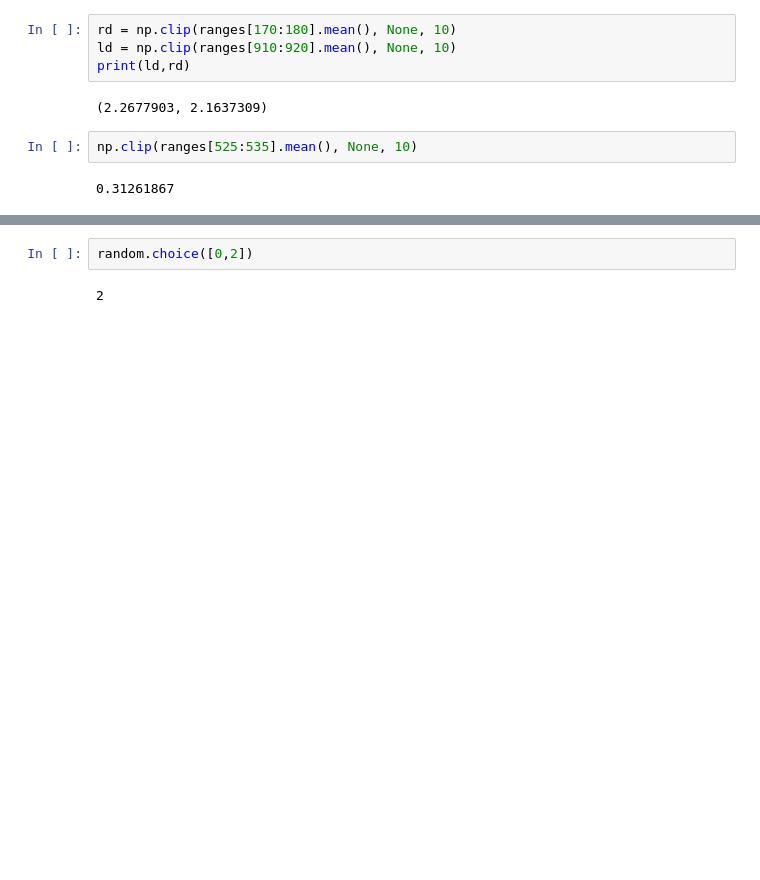
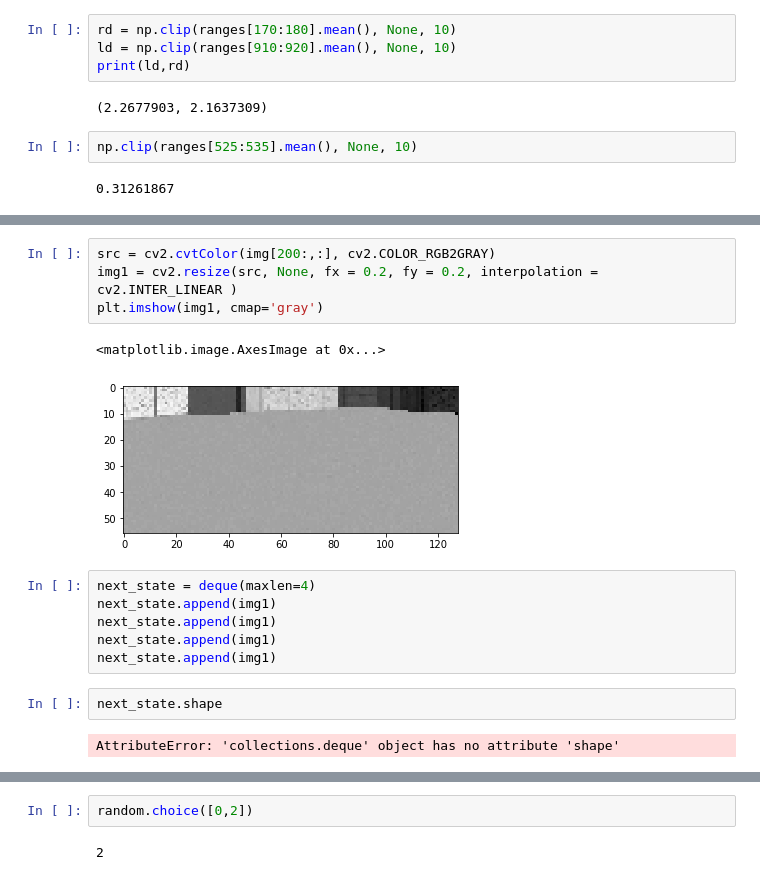
Before and after one commit to karray/neuroracer, a Jupyter notebook: neuroracer_gym_rl/q_learning.ipynb, the cells around one changed output, grey strips where cells are left out. Saved outputs shown, nothing was run; the diff lists cells and outputs as text; blank space fills up the shorter version.

```diff
--- a/neuroracer_gym_rl/q_learning.ipynb
+++ b/neuroracer_gym_rl/q_learning.ipynb
@@ -85,0 +193,17 @@ _
+# %%
+src = cv2.cvtColor(img[200:,:], cv2.COLOR_RGB2GRAY)
+img1 = cv2.resize(src, None, fx = 0.2, fy = 0.2, interpolation = cv2.INTER_LINEAR )
+plt.imshow(img1, cmap='gray')
+# %% [output]
+<matplotlib.image.AxesImage at 0x...>
+[figure, added]
+# %%
+next_state = deque(maxlen=4)
+next_state.append(img1)
+next_state.append(img1)
+next_state.append(img1)
+next_state.append(img1)
+# %%
+next_state.shape
+# %% [output]
+AttributeError: 'collections.deque' object has no attribute 'shape'
```
Also changed, not shown: parts of 39 cells of this notebook.
